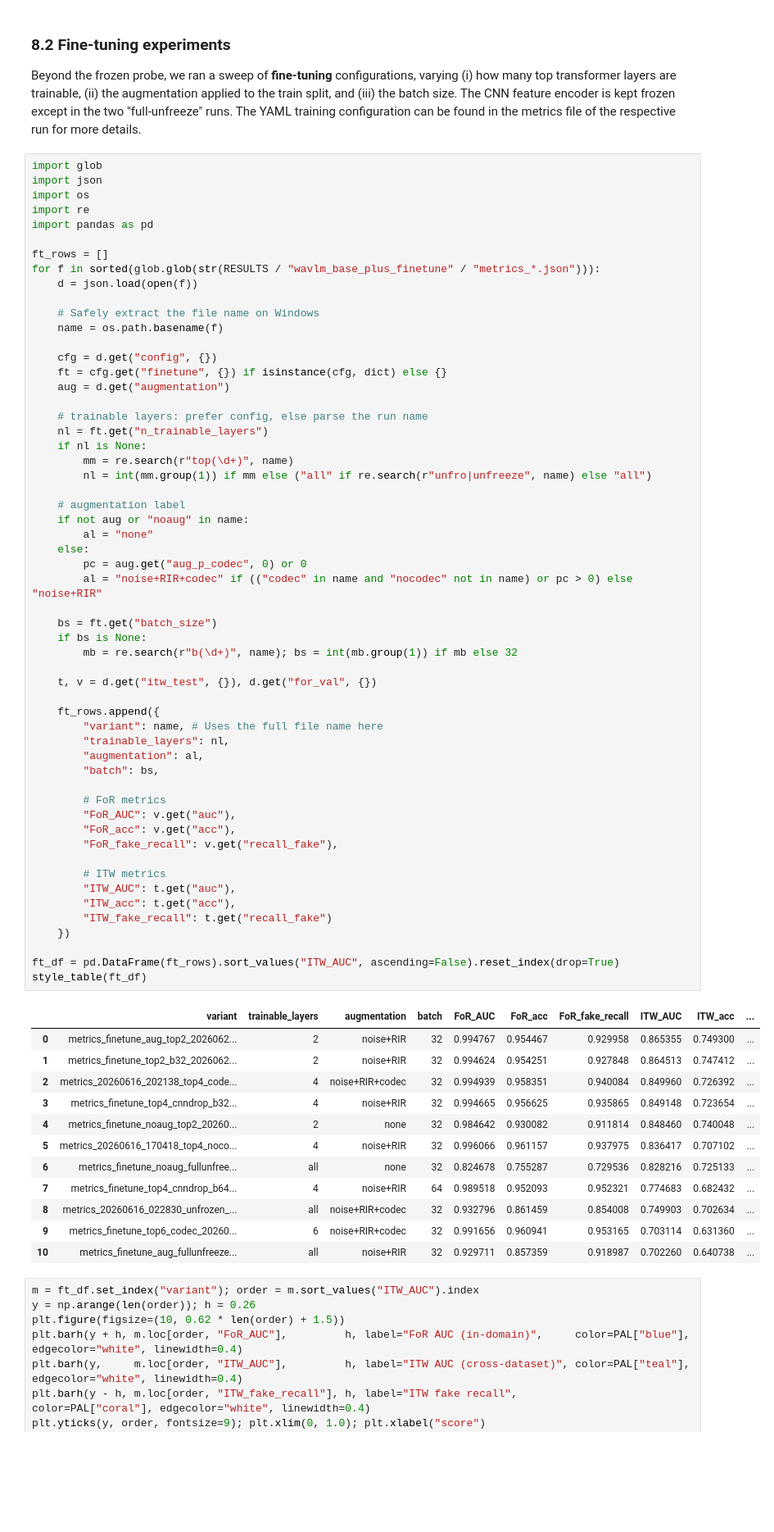
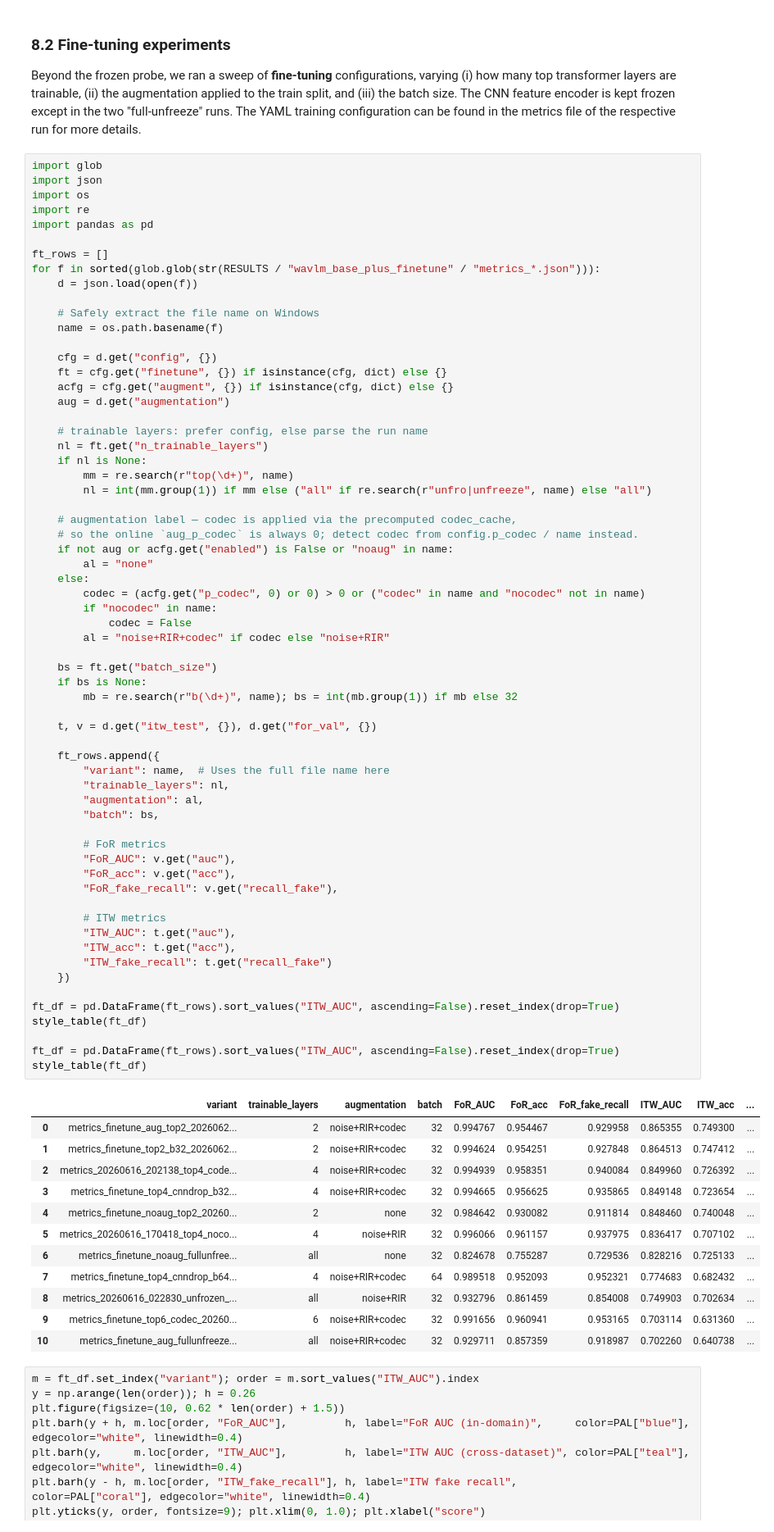
Before and after one commit to KonstaninosKaimakis/audio-deepfake-detection-DL, a Jupyter notebook: report.ipynb, the cells around one changed output. Shown at 82% size. Drawn from its saved outputs; the diff is of its cells as text; blank space fills up the shorter version.

```diff
--- a/report.ipynb
+++ b/report.ipynb
@@ -591,6 +591,7 @@ for f in sorted(glob.glob(str(RESULTS / "wavlm_base_plus_finetune" / "metrics_*.
 
     cfg = d.get("config", {})
     ft = cfg.get("finetune", {}) if isinstance(cfg, dict) else {}
+    acfg = cfg.get("augment", {}) if isinstance(cfg, dict) else {}
     aug = d.get("augmentation")
 
     # trainable layers: prefer config, else parse the run name
@@ -599,51 +600,57 @@ for f in sorted(glob.glob(str(RESULTS / "wavlm_base_plus_finetune" / "metrics_*.
         mm = re.search(r"top(\d+)", name)
         nl = int(mm.group(1)) if mm else ("all" if re.search(r"unfro|unfreeze", name) else "all")
 
-    # augmentation label
-    if not aug or "noaug" in name:
+    # augmentation label — codec is applied via the precomputed codec_cache,
+    # so the online `aug_p_codec` is always 0; detect codec from config.p_codec / name instead.
+    if not aug or acfg.get("enabled") is False or "noaug" in name:
         al = "none"
     else:
-        pc = aug.get("aug_p_codec", 0) or 0
-        al = "noise+RIR+codec" if (("codec" in name and "nocodec" not in name) or pc > 0) else "noise+RIR"
+        codec = (acfg.get("p_codec", 0) or 0) > 0 or ("codec" in name and "nocodec" not in name)
+        if "nocodec" in name:
+            codec = False
+        al = "noise+RIR+codec" if codec else "noise+RIR"
 
     bs = ft.get("batch_size")
     if bs is None:
         mb = re.search(r"b(\d+)", name); bs = int(mb.group(1)) if mb else 32
 
     t, v = d.get("itw_test", {}), d.get("for_val", {})
 
     ft_rows.append({
-        "variant": name, # Uses the full file name here
+        "variant": name,  # Uses the full file name here
         "trainable_layers": nl,
         "augmentation": al,
         "batch": bs,
 
         # FoR metrics
         "FoR_AUC": v.get("auc"),
         "FoR_acc": v.get("acc"),
         "FoR_fake_recall": v.get("recall_fake"),
 
         # ITW metrics
         "ITW_AUC": t.get("auc"),
         "ITW_acc": t.get("acc"),
         "ITW_fake_recall": t.get("recall_fake")
     })
 
 ft_df = pd.DataFrame(ft_rows).sort_values("ITW_AUC", ascending=False).reset_index(drop=True)
 style_table(ft_df)
+
+ft_df = pd.DataFrame(ft_rows).sort_values("ITW_AUC", ascending=False).reset_index(drop=True)
+style_table(ft_df)
 # %% [output]
 |  | variant | trainable_layers | augmentation | batch | FoR_AUC | FoR_acc | FoR_fake_recall | ITW_AUC | ITW_acc | ... |
-| 0 | metrics_finetune_aug_top2_2026062... | 2 | noise+RIR | 32 | 0.994767 | 0.954467 | 0.929958 | 0.865355 | 0.749300 | ... |
-| 1 | metrics_finetune_top2_b32_2026062... | 2 | noise+RIR | 32 | 0.994624 | 0.954251 | 0.927848 | 0.864513 | 0.747412 | ... |
+| 0 | metrics_finetune_aug_top2_2026062... | 2 | noise+RIR+codec | 32 | 0.994767 | 0.954467 | 0.929958 | 0.865355 | 0.749300 | ... |
+| 1 | metrics_finetune_top2_b32_2026062... | 2 | noise+RIR+codec | 32 | 0.994624 | 0.954251 | 0.927848 | 0.864513 | 0.747412 | ... |
 | 2 | metrics_20260616_202138_top4_code... | 4 | noise+RIR+codec | 32 | 0.994939 | 0.958351 | 0.940084 | 0.849960 | 0.726392 | ... |
-| 3 | metrics_finetune_top4_cnndrop_b32... | 4 | noise+RIR | 32 | 0.994665 | 0.956625 | 0.935865 | 0.849148 | 0.723654 | ... |
+| 3 | metrics_finetune_top4_cnndrop_b32... | 4 | noise+RIR+codec | 32 | 0.994665 | 0.956625 | 0.935865 | 0.849148 | 0.723654 | ... |
 | 4 | metrics_finetune_noaug_top2_20260... | 2 | none | 32 | 0.984642 | 0.930082 | 0.911814 | 0.848460 | 0.740048 | ... |
 | 5 | metrics_20260616_170418_top4_noco... | 4 | noise+RIR | 32 | 0.996066 | 0.961157 | 0.937975 | 0.836417 | 0.707102 | ... |
 | 6 | metrics_finetune_noaug_fullunfree... | all | none | 32 | 0.824678 | 0.755287 | 0.729536 | 0.828216 | 0.725133 | ... |
-| 7 | metrics_finetune_top4_cnndrop_b64... | 4 | noise+RIR | 64 | 0.989518 | 0.952093 | 0.952321 | 0.774683 | 0.682432 | ... |
-| 8 | metrics_20260616_022830_unfrozen_... | all | noise+RIR+codec | 32 | 0.932796 | 0.861459 | 0.854008 | 0.749903 | 0.702634 | ... |
+| 7 | metrics_finetune_top4_cnndrop_b64... | 4 | noise+RIR+codec | 64 | 0.989518 | 0.952093 | 0.952321 | 0.774683 | 0.682432 | ... |
+| 8 | metrics_20260616_022830_unfrozen_... | all | noise+RIR | 32 | 0.932796 | 0.861459 | 0.854008 | 0.749903 | 0.702634 | ... |
 | 9 | metrics_finetune_top6_codec_20260... | 6 | noise+RIR+codec | 32 | 0.991656 | 0.960941 | 0.953165 | 0.703114 | 0.631360 | ... |
-| 10 | metrics_finetune_aug_fullunfreeze... | all | noise+RIR | 32 | 0.929711 | 0.857359 | 0.918987 | 0.702260 | 0.640738 | ... |
+| 10 | metrics_finetune_aug_fullunfreeze... | all | noise+RIR+codec | 32 | 0.929711 | 0.857359 | 0.918987 | 0.702260 | 0.640738 | ... |
 # %%
 m = ft_df.set_index("variant"); order = m.sort_values("ITW_AUC").index
 y = np.arange(len(order)); h = 0.26
```
Also changed, not shown: parts of 5 cells of this notebook.
